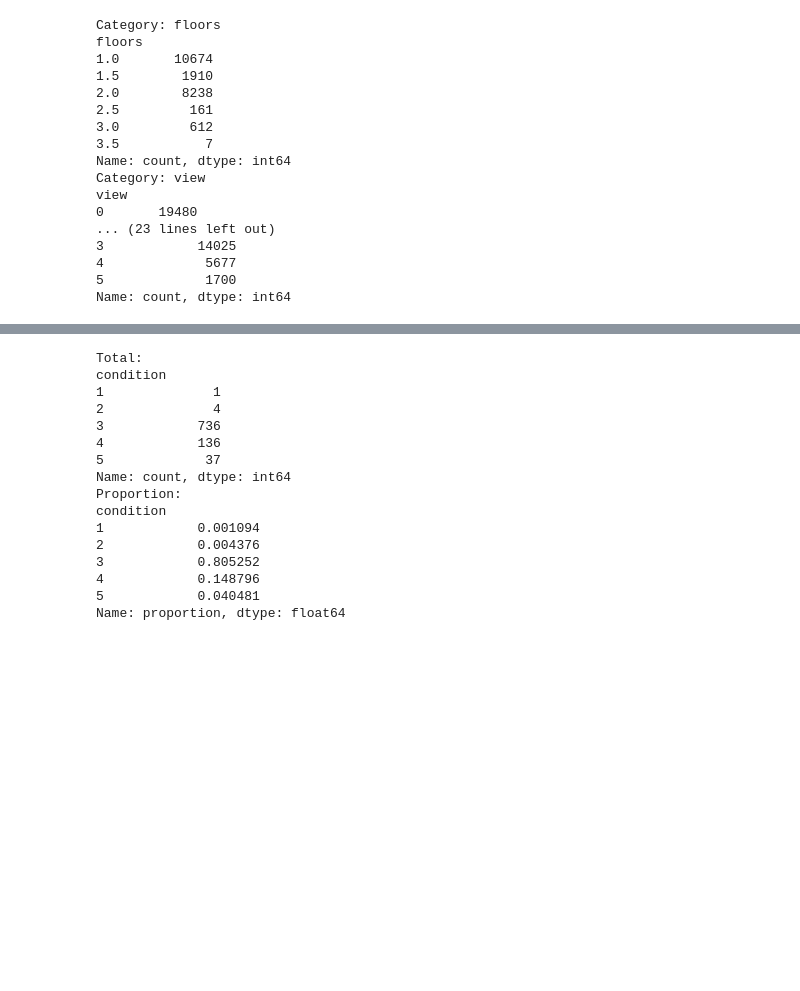
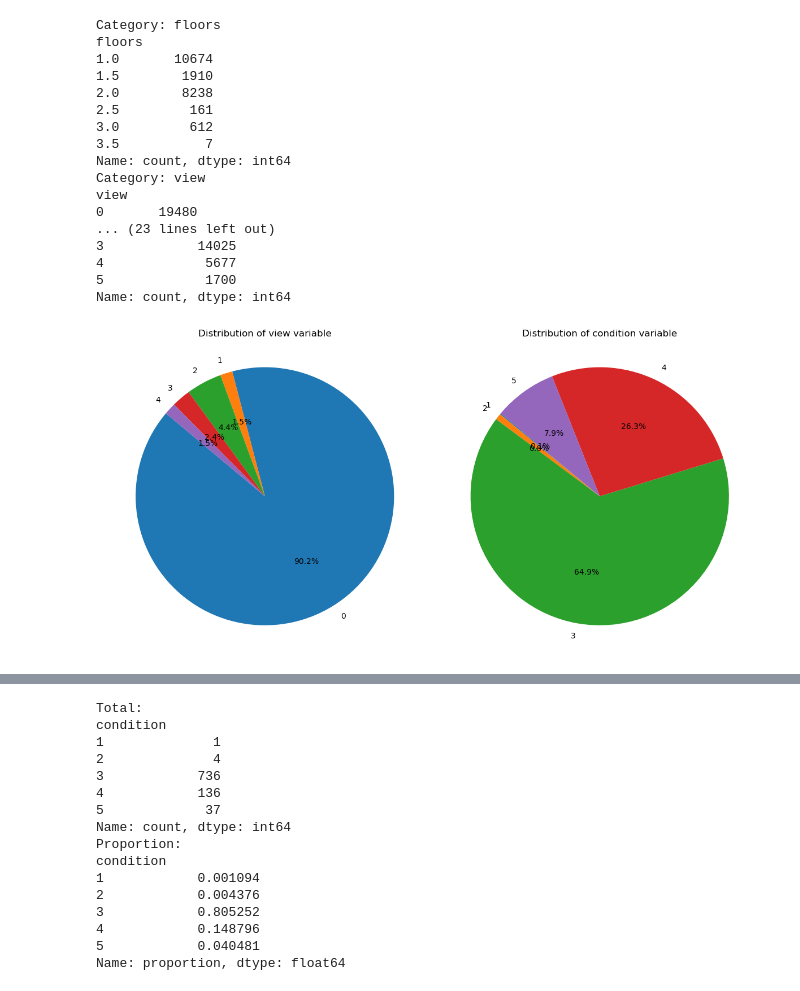
Before and after one commit to leorlik/king-county-houses, a Jupyter notebook: Notebooks/Data Analysis House Prices.ipynb, the cells around one changed output, grey strips where cells are left out. Saved outputs shown, nothing was run; the diff lists cells and outputs as text; code cells hidden in the pictures; blank space fills up the shorter version.

```diff
--- a/Notebooks/Data Analysis House Prices.ipynb
+++ b/Notebooks/Data Analysis House Prices.ipynb
@@ -368,3 +494,22 @@ view
 4             5677
 5             1700
 Name: count, dtype: int64
+# %%
+## Charts
+# Calculate the frequency of each unique value in the "view" column
+def pie_chart_percentage(df, var, ax):
+    var_counts = df[var].value_counts().sort_index()
+
+    ax.pie(var_counts, labels=var_counts.index, autopct='%1.1f%%', startangle=140)
+    ax.set_title('Distribution of {} variable'.format(var))
+    ax.axis('equal')  # Equal aspect ratio ensures that pie is drawn as a circle
+
+    return ax
+
+fig, axes = plt.subplots(1, 2, figsize=(12, 6))
+axes[0] = pie_chart_percentage(df,"view", axes[0])
+axes[1] = pie_chart_percentage(df,"condition", axes[1])
+plt.tight_layout()
+plt.show()
+# %% [output]
+[figure, added]
```
Also changed, not shown: parts of 35 cells of this notebook, 1 other file.
